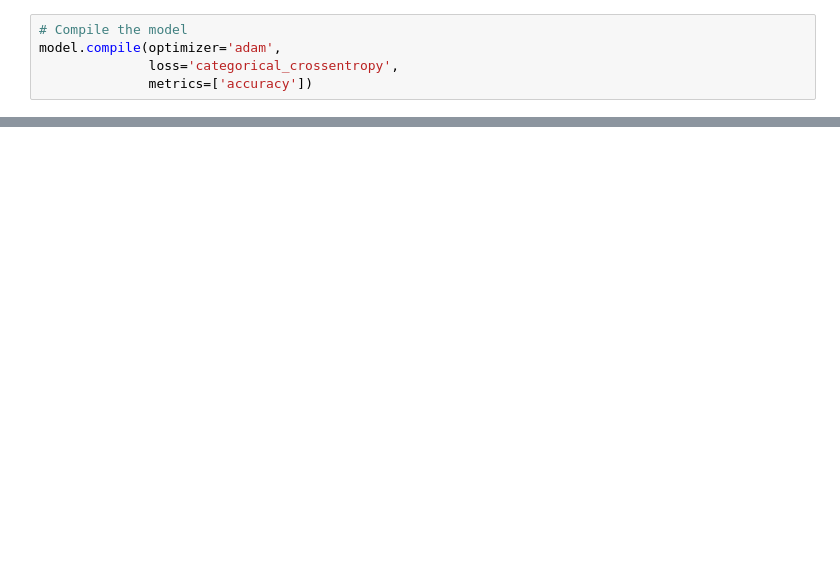
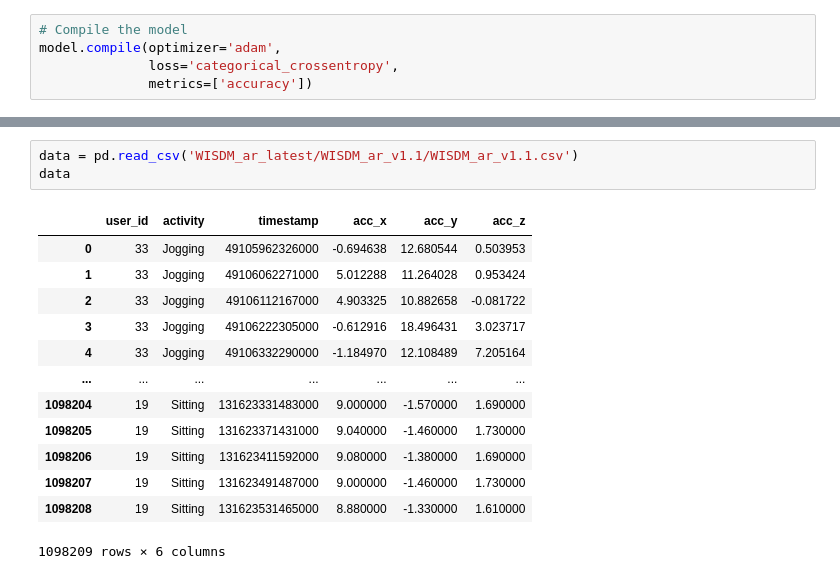
Before and after one commit to Khushbooagarwalhub/Machine-learning_project3, a Jupyter notebook: tensorflow.ipynb, the cells around one changed output, grey strips where cells are left out. Cells and saved outputs as stored; diff of their text form; blank space fills up the shorter version.

```diff
--- a/tensorflow.ipynb
+++ b/tensorflow.ipynb
@@ -222,0 +474,17 @@ Normal Neural Network - Loss: 1.1042499398833272, Accuracy: 0.5808117985725403
+# %%
+data = pd.read_csv('WISDM_ar_latest/WISDM_ar_v1.1/WISDM_ar_v1.1.csv')
+data
+# %% [output]
+|  | user_id | activity | timestamp | acc_x | acc_y | acc_z |
+| 0 | 33 | Jogging | 49105962326000 | -0.694638 | 12.680544 | 0.503953 |
+| 1 | 33 | Jogging | 49106062271000 | 5.012288 | 11.264028 | 0.953424 |
+| 2 | 33 | Jogging | 49106112167000 | 4.903325 | 10.882658 | -0.081722 |
+| 3 | 33 | Jogging | 49106222305000 | -0.612916 | 18.496431 | 3.023717 |
+| 4 | 33 | Jogging | 49106332290000 | -1.184970 | 12.108489 | 7.205164 |
+| ... | ... | ... | ... | ... | ... | ... |
+| 1098204 | 19 | Sitting | 131623331483000 | 9.000000 | -1.570000 | 1.690000 |
+| 1098205 | 19 | Sitting | 131623371431000 | 9.040000 | -1.460000 | 1.730000 |
+| 1098206 | 19 | Sitting | 131623411592000 | 9.080000 | -1.380000 | 1.690000 |
+| 1098207 | 19 | Sitting | 131623491487000 | 9.000000 | -1.460000 | 1.730000 |
+| 1098208 | 19 | Sitting | 131623531465000 | 8.880000 | -1.330000 | 1.610000 |
+1098209 rows × 6 columns
```
Also changed, not shown: parts of 43 cells of this notebook.
